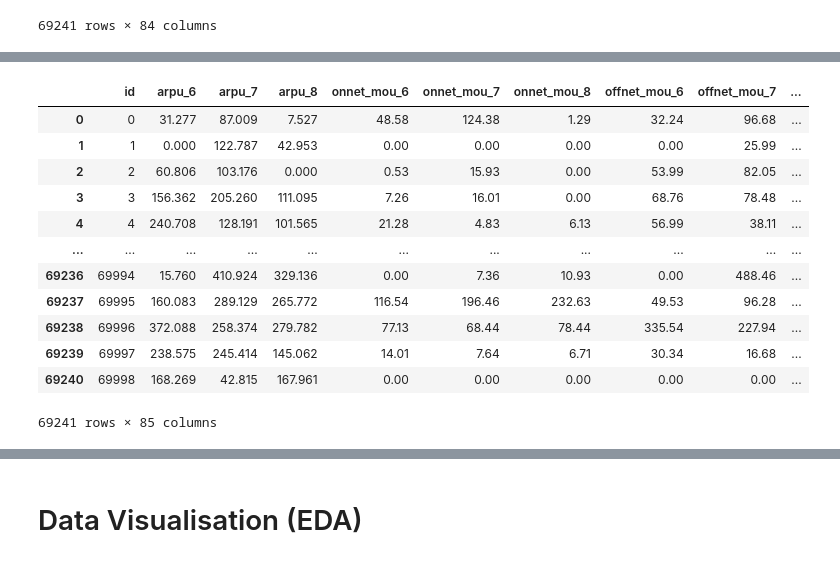
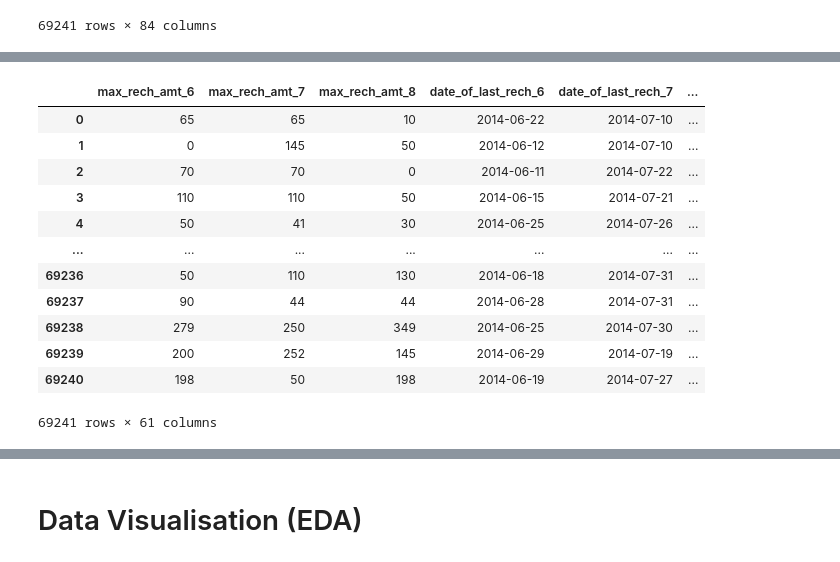
Before and after one commit to rohit-agg/TelecomChurnCaseStudy, a Jupyter notebook: Rohit_Aggarwal.ipynb, the cells around one changed output, grey strips where cells are left out. Drawn from its saved outputs; the diff is of its cells as text; code cells hidden in the pictures.

```diff
--- a/Rohit_Aggarwal.ipynb
+++ b/Rohit_Aggarwal.ipynb
@@ -438,0 +460,20 @@ create_days_since_last_recharge(train_data)
+# %%
+# Create columns for totals of various statistics list minutes of usage, average revenue etc
+totals_column = lambda data, column: data[column + '_6'] + data[column + '_7'] + data[column + '_8']
+
+# Create column for calculating average change in statistics between June and August
+average_change_column = lambda data, column: (data[column + '_8'] - data[column + '_6']) / 2
+
+# Drop columns for which data has been generated
+drop_column = lambda data, column: data.drop([column + '_6', column + '_7', column + '_8'], axis = 1)
+
+def create_totals_average_change_column(data) :
+    for column in ['arpu', 'onnet_mou', 'offnet_mou', 'loc_og_mou', 'std_og_mou', 'isd_og_mou', 'spl_og_mou', 'og_others', 'total_og_mou',
+                   'loc_ic_mou', 'std_ic_mou', 'isd_ic_mou', 'spl_ic_mou', 'ic_others', 'total_ic_mou', 'vol_2g_mb', 'vol_3g_mb',
+                  'monthly_2g', 'sachet_2g', 'monthly_3g', 'sachet_3g', 'total_rech_num', 'total_rech_amt']:
+        data[column + '_total'] = totals_column(data, column)
+        data[column + '_avg_change'] = average_change_column(data, column)
+        data = drop_column(data, column)
+    return data
+
+create_totals_column(train_data)
@@ -439,23 +494,24 @@ create_days_since_last_recharge(train_data)
 # %%
 # Creare a singular function to modify existing columns or create new columns and return the modified dataset
 def create_and_modify_columns(data):
     data = convert_data_to_datetime(data)
     data = create_days_since_last_recharge(data)
+    data = create_totals_average_change_column(data)
     return data
 
 train_data = create_and_modify_columns(train_data)
 train_data
 # %% [output]
-|  | id | arpu_6 | arpu_7 | arpu_8 | onnet_mou_6 | onnet_mou_7 | onnet_mou_8 | offnet_mou_6 | offnet_mou_7 | ... |
-| 0 | 0 | 31.277 | 87.009 | 7.527 | 48.58 | 124.38 | 1.29 | 32.24 | 96.68 | ... |
-| 1 | 1 | 0.000 | 122.787 | 42.953 | 0.00 | 0.00 | 0.00 | 0.00 | 25.99 | ... |
-| 2 | 2 | 60.806 | 103.176 | 0.000 | 0.53 | 15.93 | 0.00 | 53.99 | 82.05 | ... |
-| 3 | 3 | 156.362 | 205.260 | 111.095 | 7.26 | 16.01 | 0.00 | 68.76 | 78.48 | ... |
-| 4 | 4 | 240.708 | 128.191 | 101.565 | 21.28 | 4.83 | 6.13 | 56.99 | 38.11 | ... |
-| ... | ... | ... | ... | ... | ... | ... | ... | ... | ... | ... |
-| 69236 | 69994 | 15.760 | 410.924 | 329.136 | 0.00 | 7.36 | 10.93 | 0.00 | 488.46 | ... |
-| 69237 | 69995 | 160.083 | 289.129 | 265.772 | 116.54 | 196.46 | 232.63 | 49.53 | 96.28 | ... |
-| 69238 | 69996 | 372.088 | 258.374 | 279.782 | 77.13 | 68.44 | 78.44 | 335.54 | 227.94 | ... |
-| 69239 | 69997 | 238.575 | 245.414 | 145.062 | 14.01 | 7.64 | 6.71 | 30.34 | 16.68 | ... |
-| 69240 | 69998 | 168.269 | 42.815 | 167.961 | 0.00 | 0.00 | 0.00 | 0.00 | 0.00 | ... |
+|  | max_rech_amt_6 | max_rech_amt_7 | max_rech_amt_8 | date_of_last_rech_6 | date_of_last_rech_7 | ... |
+| 0 | 65 | 65 | 10 | 2014-06-22 | 2014-07-10 | ... |
+| 1 | 0 | 145 | 50 | 2014-06-12 | 2014-07-10 | ... |
+| 2 | 70 | 70 | 0 | 2014-06-11 | 2014-07-22 | ... |
+| 3 | 110 | 110 | 50 | 2014-06-15 | 2014-07-21 | ... |
+| 4 | 50 | 41 | 30 | 2014-06-25 | 2014-07-26 | ... |
+| ... | ... | ... | ... | ... | ... | ... |
+| 69236 | 50 | 110 | 130 | 2014-06-18 | 2014-07-31 | ... |
+| 69237 | 90 | 44 | 44 | 2014-06-28 | 2014-07-31 | ... |
+| 69238 | 279 | 250 | 349 | 2014-06-25 | 2014-07-30 | ... |
+| 69239 | 200 | 252 | 145 | 2014-06-29 | 2014-07-19 | ... |
+| 69240 | 198 | 50 | 198 | 2014-06-19 | 2014-07-27 | ... |
-69241 rows × 85 columns
+69241 rows × 61 columns
```
Also changed, not shown: parts of 42 cells of this notebook, 9 other files.
